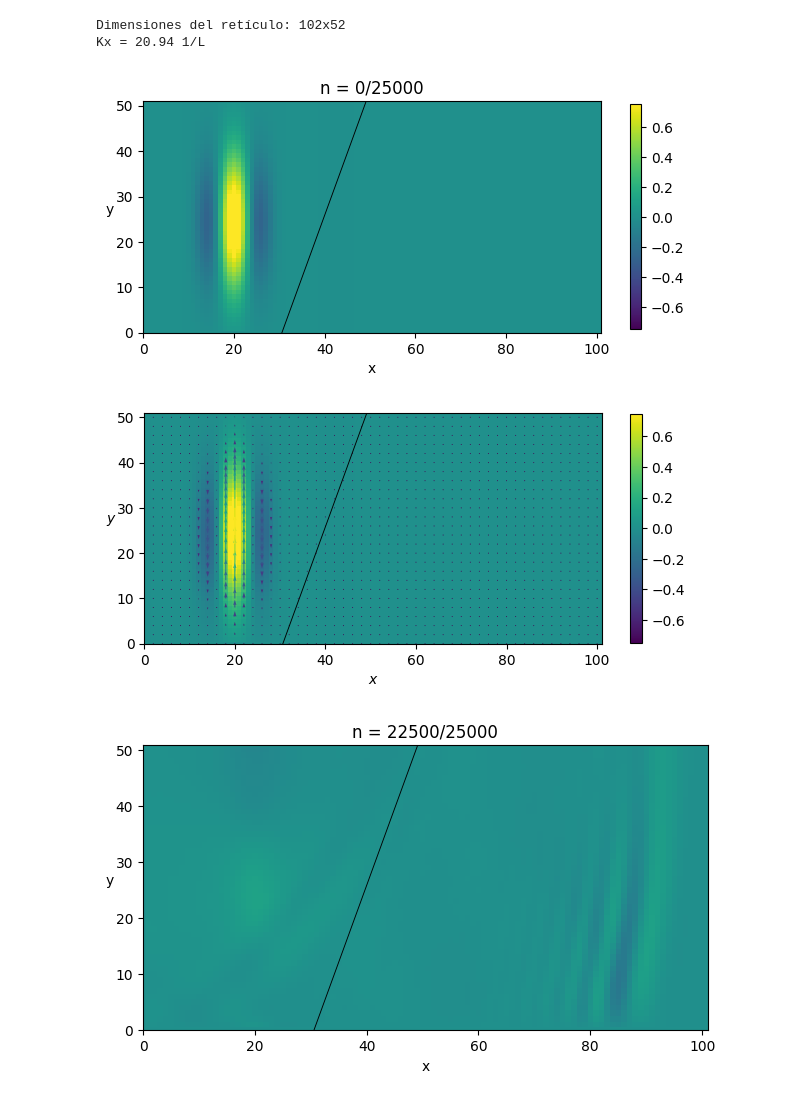
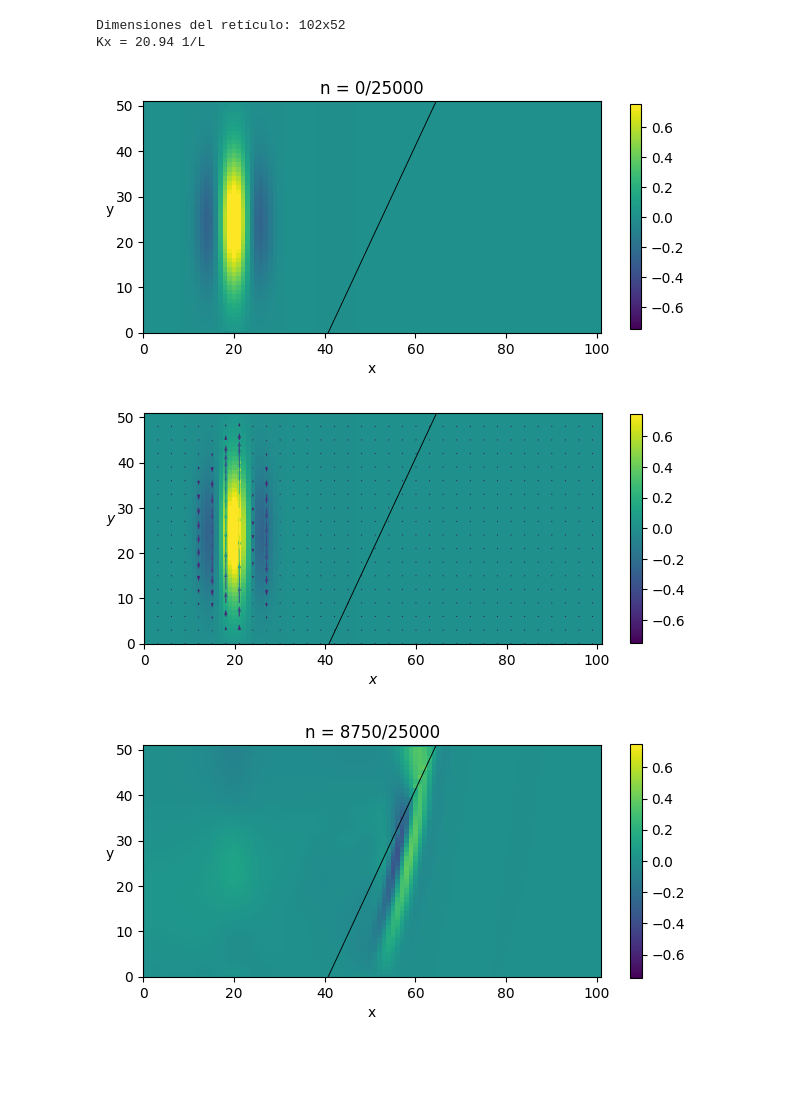
Before and after one commit to YoneDelCastillo/Nonlinear-Maxwells-Eq.-FDTD, a Jupyter notebook: TFG_2D_dispersión_lineal.ipynb, the cells around one changed output. Drawn from its saved outputs; the diff is of its cells as text; code cells hidden in the pictures; blank space fills up the shorter version.

```diff
--- a/TFG_2D_dispersión_lineal.ipynb
+++ b/TFG_2D_dispersión_lineal.ipynb
@@ -33,7 +33,7 @@ Nt = int(T/dt)
 
 #Constantes
 #τ_p
-t_p = 0.5
+t_p = 0.1
 # ε
 e = 1.75
 # ε_∞
@@ -116,8 +116,8 @@ for j in np.arange(1,Ny-1):
 #Parámetros de la geomatría
 geometria = True
 
-ang = np.radians(70)  #Ángulo con respecto al eje x
-X0 = 0.3*Nx           #Distancia al origen
+ang = np.radians(65)  #Ángulo con respecto al eje x
+X0 = 0.4*Nx           #Distancia al origen
 
 #Frontera
 x = np.arange(0,Nx+0.1,0.1)
@@ -152,10 +152,10 @@ plt.xlim(0,Nx-1)
 plt.ylim(0,Ny-1)
 plt.tight_layout()
 # %% [output]
-[figure, old version]
+[figure, new version]
 # %%
 #Graficado del campo vectorial
-S = 2 #Número puntos que se salta para la representación
+S = 3 #Número puntos que se salta para la representación
 
 X,Y = np.meshgrid(np.arange(0,Nx-1,S),np.arange(0,Ny-1,S))
 
@@ -172,7 +172,7 @@ for j in np.arange(0,Ny_q):
 color = np.sqrt(Ex_q[:,:,0]**2+Ey_q[:,:,0]**2)
 #color = Ey_q[:,:,0]+Ex_q[:,:,0]
 
-plt.quiver(X,Y,Ex_q[:,:,0],Ey_q[:,:,0],color,scale=15,units="width")
+plt.quiver(X,Y,Ex_q[:,:,0],Ey_q[:,:,0],color,scale=7,units="width")
 #plt.imshow(geo,cmap="Greys_r",vmin=0,vmax=1,origin="lower")
 #plt.imshow(np.sqrt(Ey[:,:,0]**2+Ex[:,:,0]**2),vmin=-0.75,vmax=0.75,origin="lower") #,alpha=geo
 plt.imshow(Ey[:,:,0],vmin=-0.75,vmax=0.75,origin="lower")
@@ -189,7 +189,7 @@ plt.tight_layout()
 
 plt.savefig("Condicion inicial.png",dpi=200)
 # %% [output]
-[figure, old version]
+[figure, new version]
 # %%
 #ALGORITMO DE YEE
 
@@ -237,27 +235,27 @@ plt.close()
 # %%
 #Visualización provisional
-p = 0.90
+p = 0.35
 t = int(p*Nt)
 
 interpol = "none"
 
 plt.imshow(Ey[:,:,t],vmin=-0.75,vmax=0.75,origin="lower",interpolation=interpol)
-#plt.colorbar(shrink=Ly/Lx)
+plt.colorbar(shrink=0.52)
 
 plt.plot(x,y,"k-",linewidth=0.65)
 plt.xlabel("x")
 plt.ylabel("y",rotation=0)
 plt.title(f"n = {t}/{Nt}")#plt.title(f"k$_x$ = {round(Kx,2)} "+"$ [L^{-1}]$")
 
 plt.xlim(0,Nx-1)
 plt.ylim(0,Ny-1)
 plt.tight_layout()
 
 campo = "Ey"
 
 plt.savefig("%.2f.png"%(p),dpi=200,bbox_inches="tight")
 #plt.savefig(f"{campo}_Disp_Interpol_{interpol}_Kx={round(Kx,2)}_Nx={Nx}_Ny={Ny}_n={t}_Nt={Nt}.png")
 # %% [output]
-[figure, old version]
+[figure, new version]
 # %%
 #Graficado del campo vectorial
```
Also changed, not shown: parts of 4 cells of this notebook.
